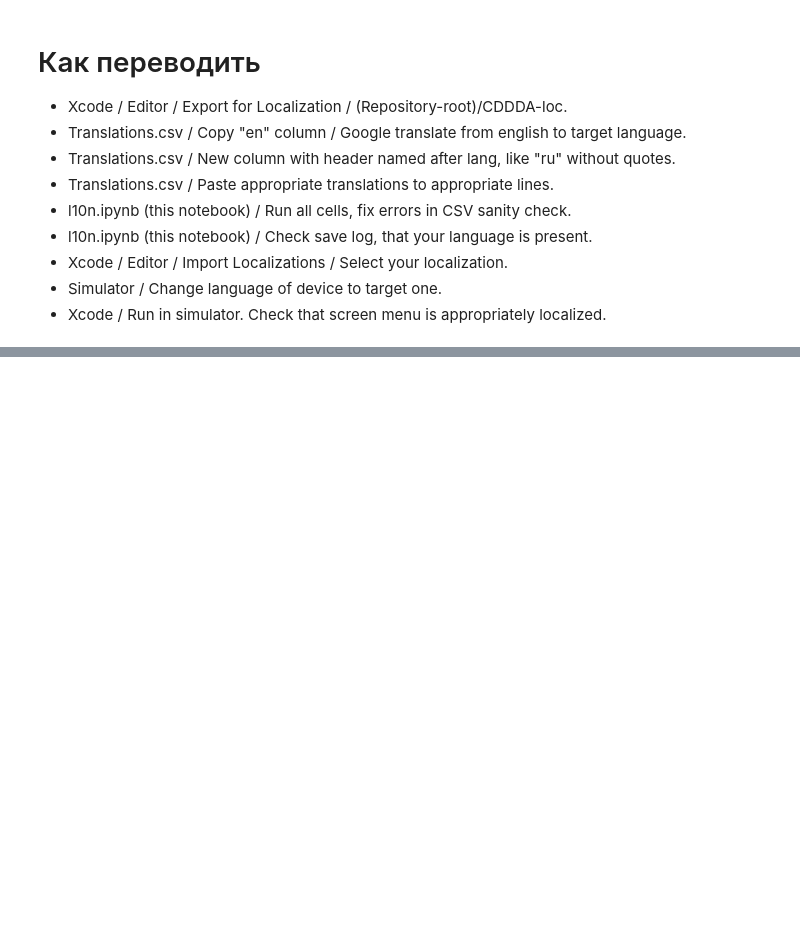
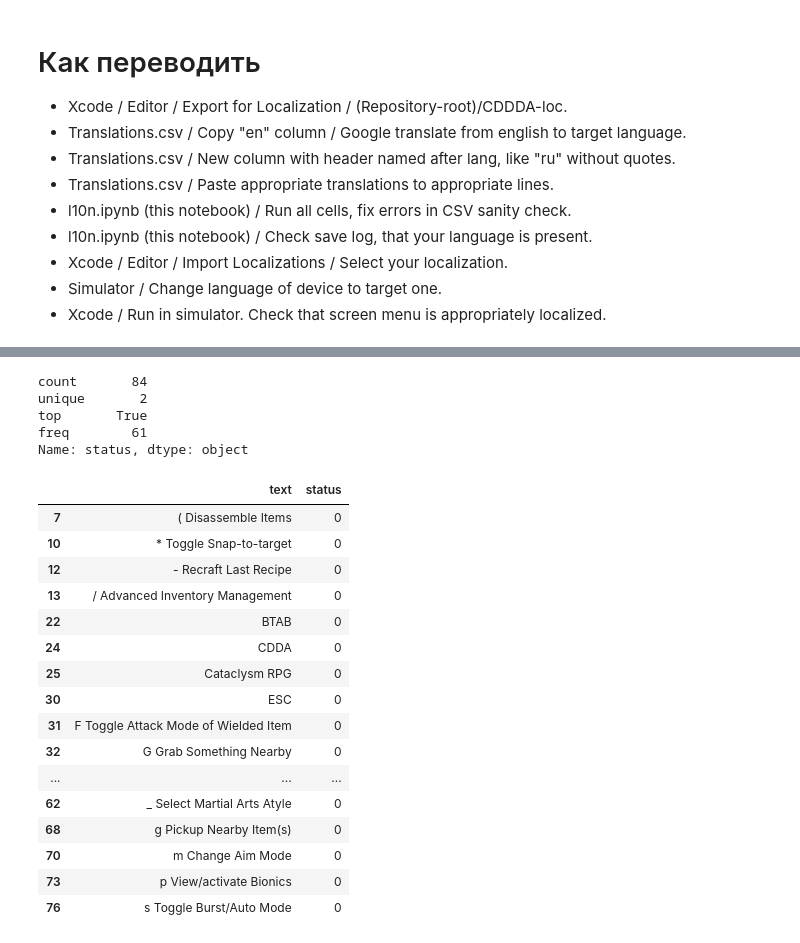
Before and after one commit to apollovy/Cataclysm-DDA-iOS, a Jupyter notebook: scripts/l10n.ipynb, the cells around one changed output, grey strips where cells are left out. Cells and saved outputs as stored; diff of their text form; code cells hidden in the pictures; blank space fills up the shorter version.

Commit message:
Update translations to be accurate with game sources.

```diff
--- a/scripts/l10n.ipynb
+++ b/scripts/l10n.ipynb
@@ -127,0 +179,26 @@ CDDA
+# %%
+def get_texts_from_csv():
+    with open(l10n_csv) as f:
+        reader = csv.reader(f)
+        langs = next(reader)
+        for record in reader:
+            yield record[0]
+
+
+def get_texts_for_translation():
+    english_texts = get_texts_from_csv()
+
+    for text in english_texts:
+        if len(text) == 1:
+            continue
+        if text[1] == ' ':
+            prefix, real_text = text[:2], text[2:]
+        else:
+            prefix = ''
+            real_text = text
+        for language, translation in translate(real_text):
+            yield (text, language, prefix + translation)
+
+
+df = pd.DataFrame.from_records(get_texts_for_translation(), columns='text language translation'.split())
+df
@@ -127,0 +227,13 @@ CDDA
+# %%
+def analyze(df):
+    for text, subframe in df.groupby(df.text):
+        if subframe.describe().translation['unique'] == 1:
+            status = 0
+        else:
+            status = 1
+
+        yield text, status
+
+
+status_df = pd.DataFrame.from_records(analyze(df), columns='text status'.split())
+status_df
@@ -127,0 +254,28 @@ CDDA
+# %%
+status_df.status.aggregate(bool).describe()
+# %% [output]
+count       84
+unique       2
+top       True
+freq        61
+Name: status, dtype: object
+# %%
+status_df[status_df.status == 0]
+# %% [output]
+|  | text | status |
+| 7 | ( Disassemble Items | 0 |
+| 10 | * Toggle Snap-to-target | 0 |
+| 12 | - Recraft Last Recipe | 0 |
+| 13 | / Advanced Inventory Management | 0 |
+| 22 | BTAB | 0 |
+| 24 | CDDA | 0 |
+| 25 | Cataclysm RPG | 0 |
+| 30 | ESC | 0 |
+| 31 | F Toggle Attack Mode of Wielded Item | 0 |
+| 32 | G Grab Something Nearby | 0 |
+| ... | ... | ... |
+| 62 | _ Select Martial Arts Atyle | 0 |
+| 68 | g Pickup Nearby Item(s) | 0 |
+| 70 | m Change Aim Mode | 0 |
+| 73 | p View/activate Bionics | 0 |
+| 76 | s Toggle Burst/Auto Mode | 0 |
```
Also changed, not shown: parts of 11 cells of this notebook, 4 other files.
